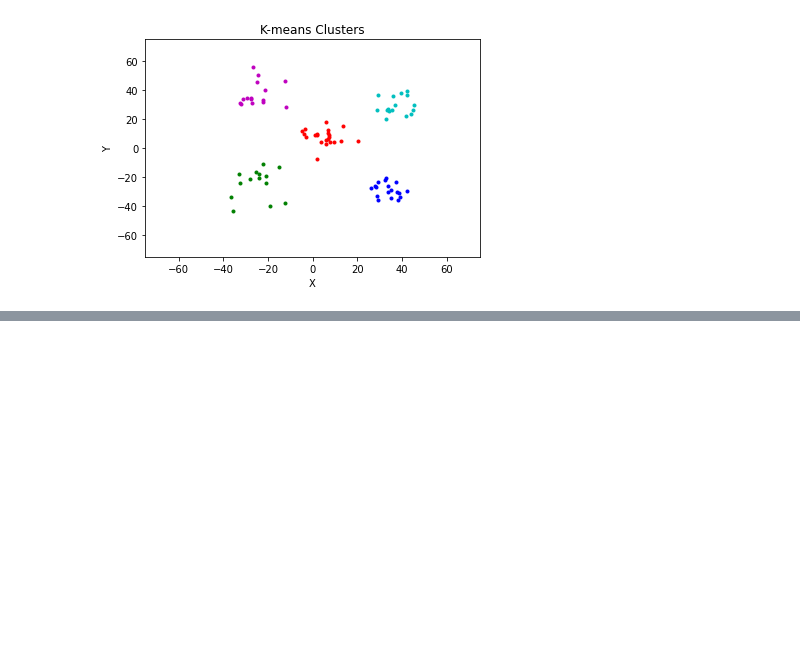
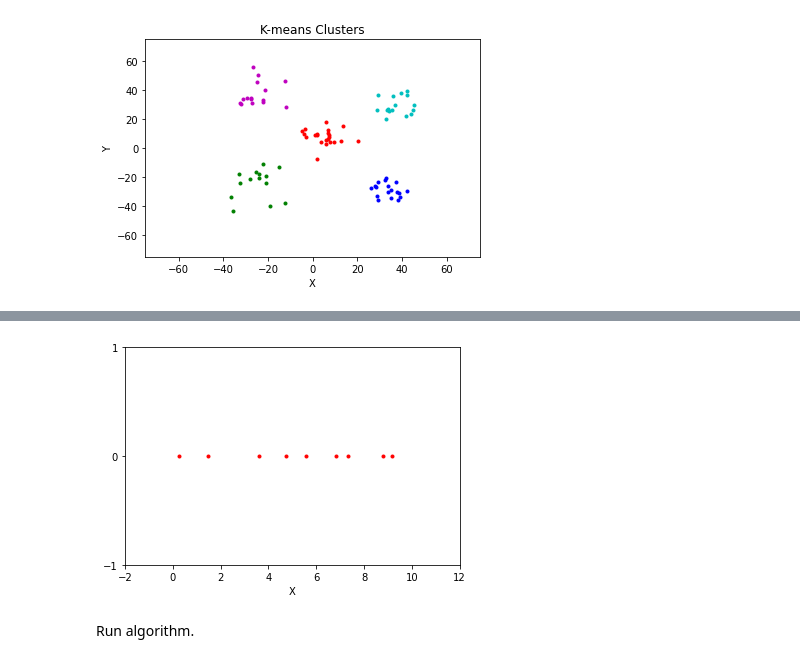
Before and after one commit to dliedtka/data_science_jqr, a Jupyter notebook: 03_04/03_04_10.ipynb, the cells around one changed output, grey strips where cells are left out. Cells and saved outputs as stored; diff of their text form; code cells hidden in the pictures; blank space fills up the shorter version.

```diff
--- a/03_04/03_04_10.ipynb
+++ b/03_04/03_04_10.ipynb
@@ -147,0 +181,13 @@ plt.show()
+# %%
+all_data = np.hstack((cluster_1, cluster_2))
+# plot
+plt.plot(all_data, np.zeros(all_data.shape), "r.")
+plt.xlabel('X')
+plt.xlim(-2, 12)
+plt.ylim(-1, 1)
+plt.yticks((-1,0,1))
+plt.show()
+# %% [output]
+[figure, added]
+# %% [markdown]
+Run algorithm.
```
Also changed, not shown: parts of 4 cells of this notebook, 2 other files.
